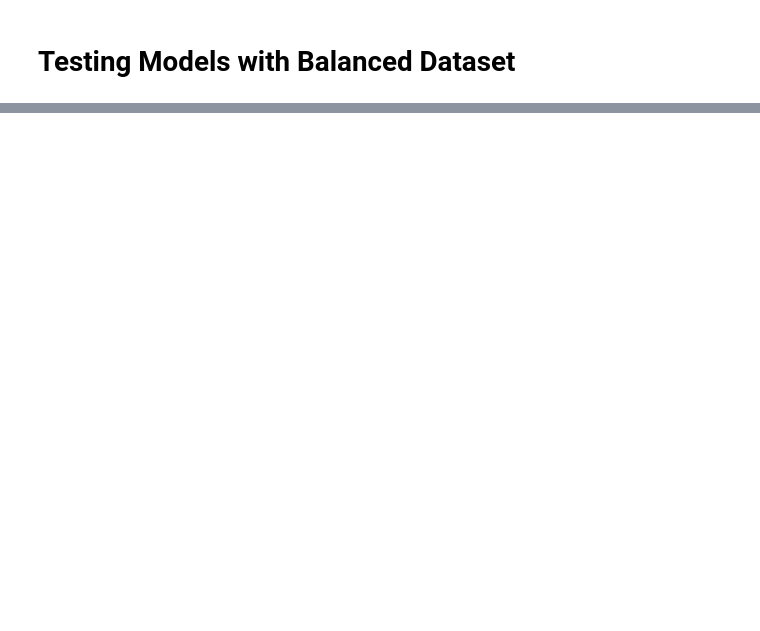
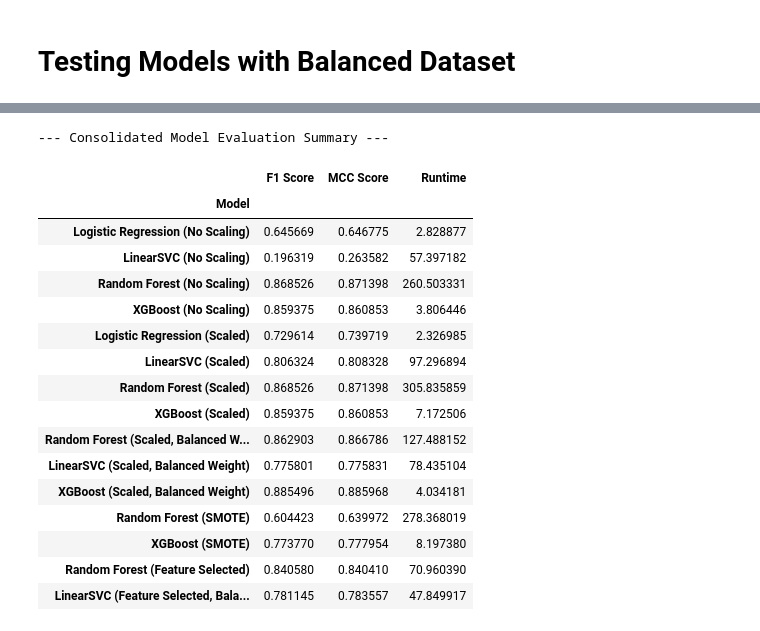
Before and after one commit to GunjanGangwani/CIND820-Credit-Card-Fraud-Detection, a Jupyter notebook: CIND820_Batch_Processing.ipynb, the cells around one changed output, grey strips where cells are left out. Drawn from its saved outputs; the diff is of its cells as text; code cells hidden in the pictures; blank space fills up the shorter version.

```diff
--- a/CIND820_Batch_Processing.ipynb
+++ b/CIND820_Batch_Processing.ipynb
@@ -418,27 +518,27 @@ ROC AUC Score: 0.9828
 # %%
-# @title Scaled RandomForest Classifier Model with Class Weight Balanced
+# @title Scaled LinearSVC Classifier Model with Class Weight Balanced and Feature Selection
 
-# Basic Random Forest Classifier with class_weight='balanced'
-model_rf_scaled_balanced = RandomForestClassifier(max_depth=5,
-                                              n_jobs=-1,
-                                              random_state=42,
-                                              class_weight='balanced')
-model_rf_scaled_balanced.fit(X_train_scaled, y_train)
-print("Training complete.")
+start_time = time.time()
+# Instantiate the LinearSVC model
+# Using 'balanced' class_weight to handle class imbalance
+model_svc_balance_selected = LinearSVC(random_state=42, class_weight='balanced', dual=True)
 
-# Make predictions on the scaled test data
-y_pred_rf_scaled_balanced = model_rf_scaled_balanced.predict(X_test_scaled)
-y_pred_proba_rf_scaled_balanced = model_rf_scaled_balanced.predict_proba(X_test_scaled)[:, 1]
+# Train the model on the selected and scaled training data
+model_svc_balance_selected.fit(X_train_selected, y_train)
+print("Training complete with selected features.")
 
+end_time = time.time()
+select_svc_runtime = end_time - start_time
+# Make predictions on the selected and scaled test data
+y_pred_svc_balance_selected = model_svc_balance_selected.predict(X_test_selected)
 
 # Evaluate the model
-f1_rf_scaled_balanced = f1_score(y_test, y_pred_rf_scaled_balanced)
-mcc_rf_scaled_balanced = matthews_corrcoef(y_test, y_pred_rf_scaled_balanced)
-roc_auc_rf_scaled_balanced = roc_auc_score(y_test, y_pred_proba_rf_scaled_balanced)
+f1_svc_balance_selected = f1_score(y_test, y_pred_svc_balance_selected)
+mcc_svc_balance_selected = matthews_corrcoef(y_test, y_pred_svc_balance_selected)
 
 # Print the evaluation metrics
-print("\nEvaluation Metrics on Test Data (Scaled Random Forest Classifier with Balanced Class Weight):")
-print(f"F1 Score: {f1_rf_scaled_balanced:.4f}")
-print(f"MCC Score: {mcc_rf_scaled_balanced:.4f}")
-print(f"ROC AUC Score: {roc_auc_rf_scaled_balanced:.4f}")
+print("\nEvaluation Metrics on Test Data (LinearSVC with Balanced Class Weight and Selected Features):")
+print(f"F1 Score: {f1_svc_balance_selected:.4f}")
+print(f"MCC Score: {mcc_svc_balance_selected:.4f}")
+print(f"Runtime: {select_svc_runtime:.2f} seconds")
 # %% [output]
@@ -732,0 +717,22 @@ plt.show()
+# %%
+print("\n--- Consolidated Model Evaluation Summary ---")
+df_results
+# %% [output]
+--- Consolidated Model Evaluation Summary ---
+|  | F1 Score | MCC Score | Runtime |
+| Model |  |  |  |
+| Logistic Regression (No Scaling) | 0.645669 | 0.646775 | 2.828877 |
+| LinearSVC (No Scaling) | 0.196319 | 0.263582 | 57.397182 |
+| Random Forest (No Scaling) | 0.868526 | 0.871398 | 260.503331 |
+| XGBoost (No Scaling) | 0.859375 | 0.860853 | 3.806446 |
+| Logistic Regression (Scaled) | 0.729614 | 0.739719 | 2.326985 |
+| LinearSVC (Scaled) | 0.806324 | 0.808328 | 97.296894 |
+| Random Forest (Scaled) | 0.868526 | 0.871398 | 305.835859 |
+| XGBoost (Scaled) | 0.859375 | 0.860853 | 7.172506 |
+| Random Forest (Scaled, Balanced W... | 0.862903 | 0.866786 | 127.488152 |
+| LinearSVC (Scaled, Balanced Weight) | 0.775801 | 0.775831 | 78.435104 |
+| XGBoost (Scaled, Balanced Weight) | 0.885496 | 0.885968 | 4.034181 |
+| Random Forest (SMOTE) | 0.604423 | 0.639972 | 278.368019 |
+| XGBoost (SMOTE) | 0.773770 | 0.777954 | 8.197380 |
+| Random Forest (Feature Selected) | 0.840580 | 0.840410 | 70.960390 |
+| LinearSVC (Feature Selected, Bala... | 0.781145 | 0.783557 | 47.849917 |
```
Also changed, not shown: parts of 45 cells of this notebook, 3 other files.
